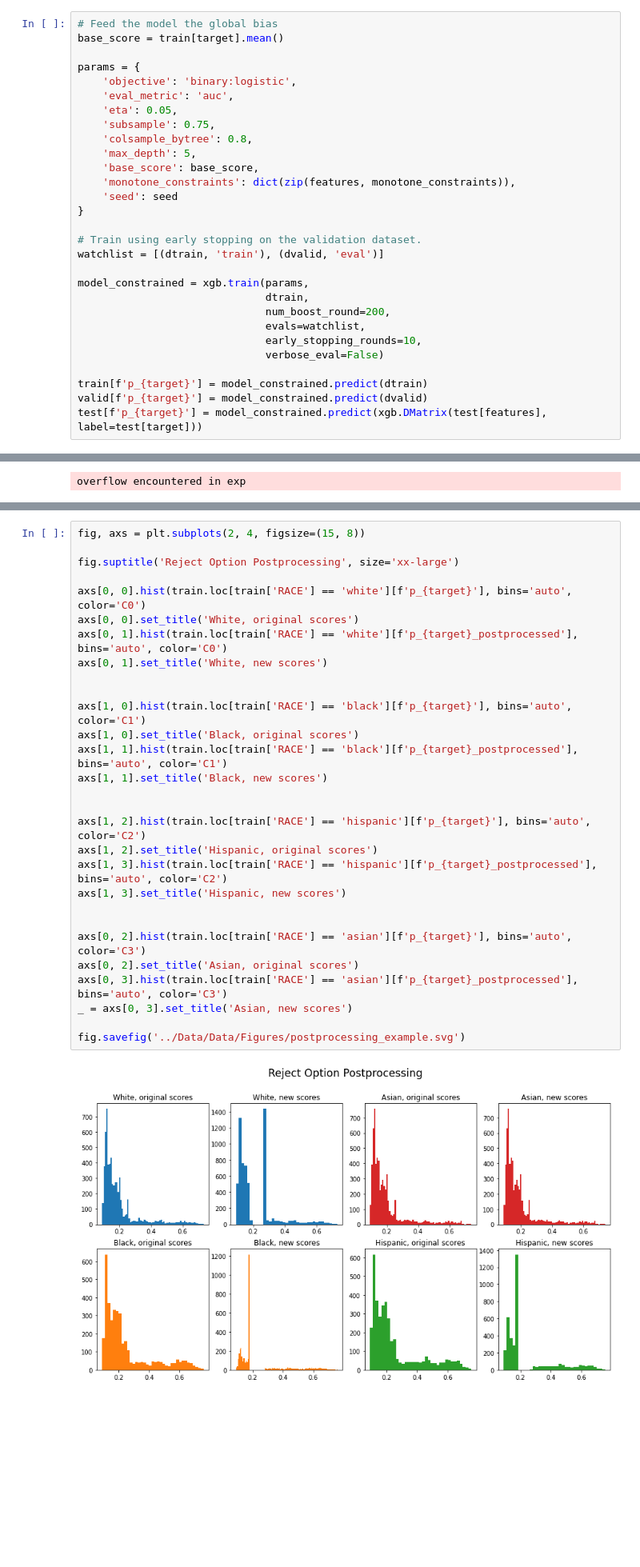
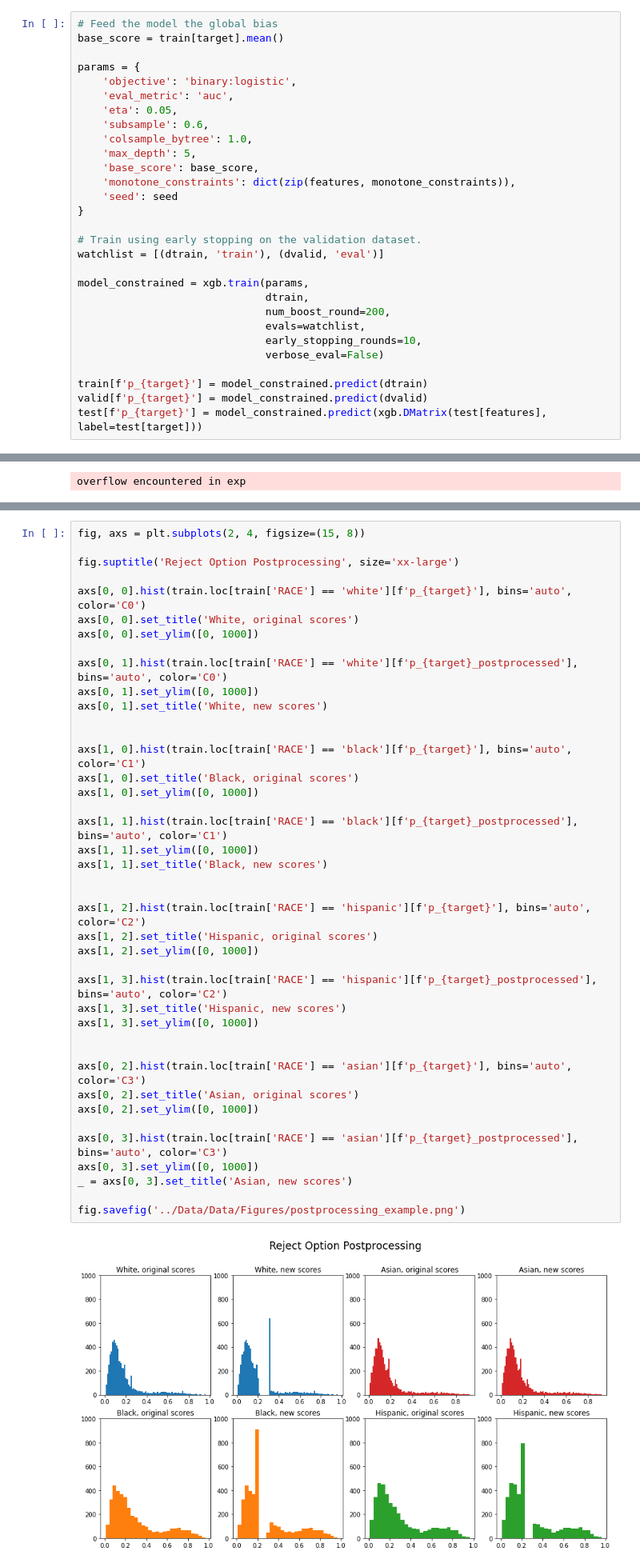
Before and after one commit to ml-for-high-risk-apps-book/Machine-Learning-for-High-Risk-Applications-Book, a Jupyter notebook: code/Chapter-10/Testing_and_Remediating_Bias_constrained.ipynb, the cells around one changed output, grey strips where cells are left out. Shown at 80% size. Saved outputs shown, nothing was run; the diff lists cells and outputs as text; blank space fills up the shorter version.

```diff
--- a/code/Chapter-10/Testing_and_Remediating_Bias_constrained.ipynb
+++ b/code/Chapter-10/Testing_and_Remediating_Bias_constrained.ipynb
@@ -158,8 +156,8 @@ params = {
     'objective': 'binary:logistic',
     'eval_metric': 'auc',
     'eta': 0.05,
-    'subsample': 0.75,
-    'colsample_bytree': 0.8,
+    'subsample': 0.6,
+    'colsample_bytree': 1.0,
     'max_depth': 5,
     'base_score': base_score,
     'monotone_constraints': dict(zip(features, monotone_constraints)),
@@ -1134,34 +1135,46 @@ test['p_DELINQ_NEXT_postprocessed'] = reject_option_classification(test, 'p_DELI
 # %%
 fig, axs = plt.subplots(2, 4, figsize=(15, 8))
 
 fig.suptitle('Reject Option Postprocessing', size='xx-large')
 
 axs[0, 0].hist(train.loc[train['RACE'] == 'white'][f'p_{target}'], bins='auto', color='C0')
 axs[0, 0].set_title('White, original scores')
+axs[0, 0].set_ylim([0, 1000])
+
 axs[0, 1].hist(train.loc[train['RACE'] == 'white'][f'p_{target}_postprocessed'], bins='auto', color='C0')
+axs[0, 1].set_ylim([0, 1000])
 axs[0, 1].set_title('White, new scores')
 
 
 axs[1, 0].hist(train.loc[train['RACE'] == 'black'][f'p_{target}'], bins='auto', color='C1')
 axs[1, 0].set_title('Black, original scores')
+axs[1, 0].set_ylim([0, 1000])
+
 axs[1, 1].hist(train.loc[train['RACE'] == 'black'][f'p_{target}_postprocessed'], bins='auto', color='C1')
+axs[1, 1].set_ylim([0, 1000])
 axs[1, 1].set_title('Black, new scores')
 
 
 axs[1, 2].hist(train.loc[train['RACE'] == 'hispanic'][f'p_{target}'], bins='auto', color='C2')
 axs[1, 2].set_title('Hispanic, original scores')
+axs[1, 2].set_ylim([0, 1000])
+
 axs[1, 3].hist(train.loc[train['RACE'] == 'hispanic'][f'p_{target}_postprocessed'], bins='auto', color='C2')
 axs[1, 3].set_title('Hispanic, new scores')
+axs[1, 3].set_ylim([0, 1000])
 
 
 axs[0, 2].hist(train.loc[train['RACE'] == 'asian'][f'p_{target}'], bins='auto', color='C3')
 axs[0, 2].set_title('Asian, original scores')
+axs[0, 2].set_ylim([0, 1000])
+
 axs[0, 3].hist(train.loc[train['RACE'] == 'asian'][f'p_{target}_postprocessed'], bins='auto', color='C3')
+axs[0, 3].set_ylim([0, 1000])
 _ = axs[0, 3].set_title('Asian, new scores')
 
-fig.savefig('../Data/Data/Figures/postprocessing_example.svg')
+fig.savefig('../Data/Data/Figures/postprocessing_example.png')
 # %% [output]
-[figure, old version]
+[figure, new version]
 # %%
 fair_lending_disparity(valid, y=target, yhat=f'p_{target}_postprocessed',
                        demo_name='RACE', groups=race_levels, reference_group='white',
```
Also changed, not shown: parts of 44 cells of this notebook.
